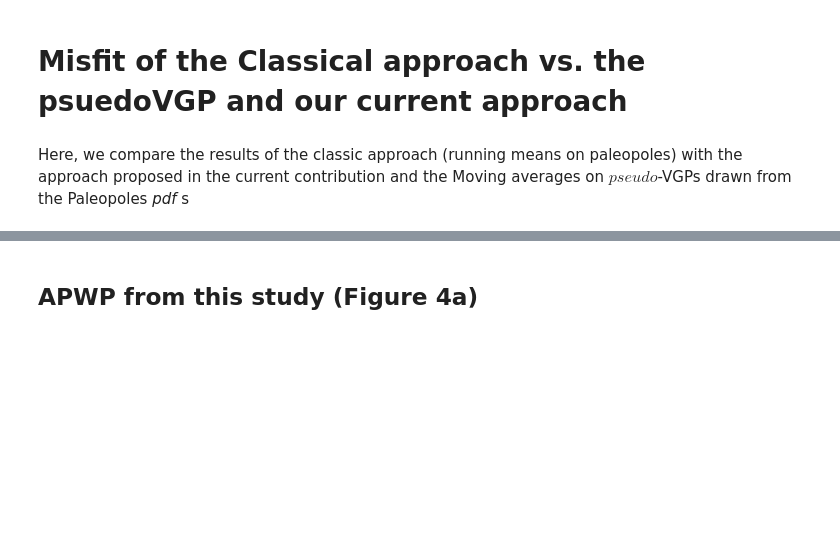
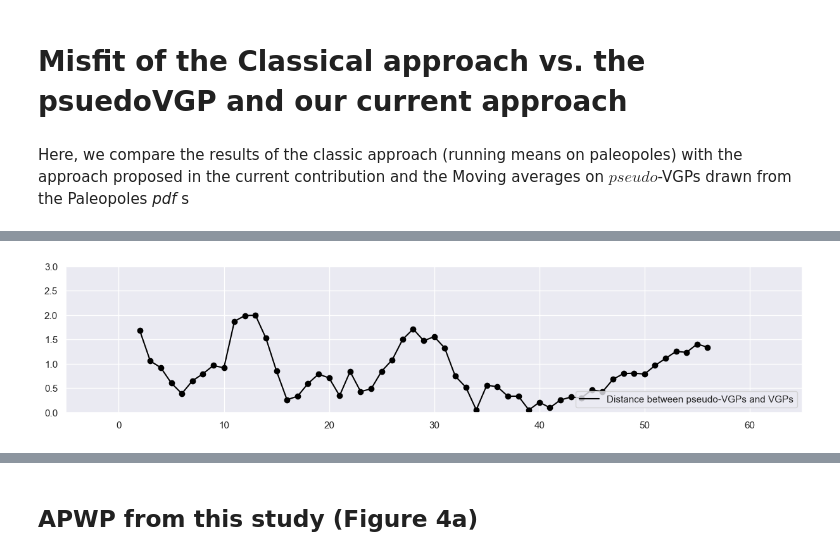
Before and after one commit to PolarWandering/Gallo_etal_2023_APWP_construction, a Jupyter notebook: code/3_Comparisons.ipynb, the cells around one changed output, grey strips where cells are left out. Cells and saved outputs as stored; diff of their text form; code cells hidden in the pictures; blank space fills up the shorter version.

```diff
--- a/code/3_Comparisons.ipynb
+++ b/code/3_Comparisons.ipynb
@@ -211,0 +242,13 @@ plt.savefig(os.path.join(current_path, '..')  + '/figures/4/4c_gcds.svg', dpi =6
+# %%
+sns.set_theme(style="darkgrid")
+fig, ax = plt.subplots(figsize=(15,3))
+ax.set_xlim(-5,65)
+ax.set_ylim(0,3)
+
+# sns.pointplot(x='age', y='Angle', color='#333', data=df_dist_pseudo_2_vgp,ax=ax) # on secondary ax2
+ax.plot(ensemble_PC_Gallo.X, dist_VGP_pseudo, '-',color="black", label = "Distance between pseudo-VGPs and VGPs")
+ax.scatter(ensemble_PC_Gallo.X, dist_VGP_pseudo, color = 'black')
+plt.legend(loc="lower right")
+plt.savefig(os.path.join(current_path, '..')  + '/figures/4/4c_gcds_pseudo_vgps.svg', dpi =600, bbox_inches='tight')
+# %% [output]
+[figure, added]
```
Also changed, not shown: parts of 17 cells of this notebook.
